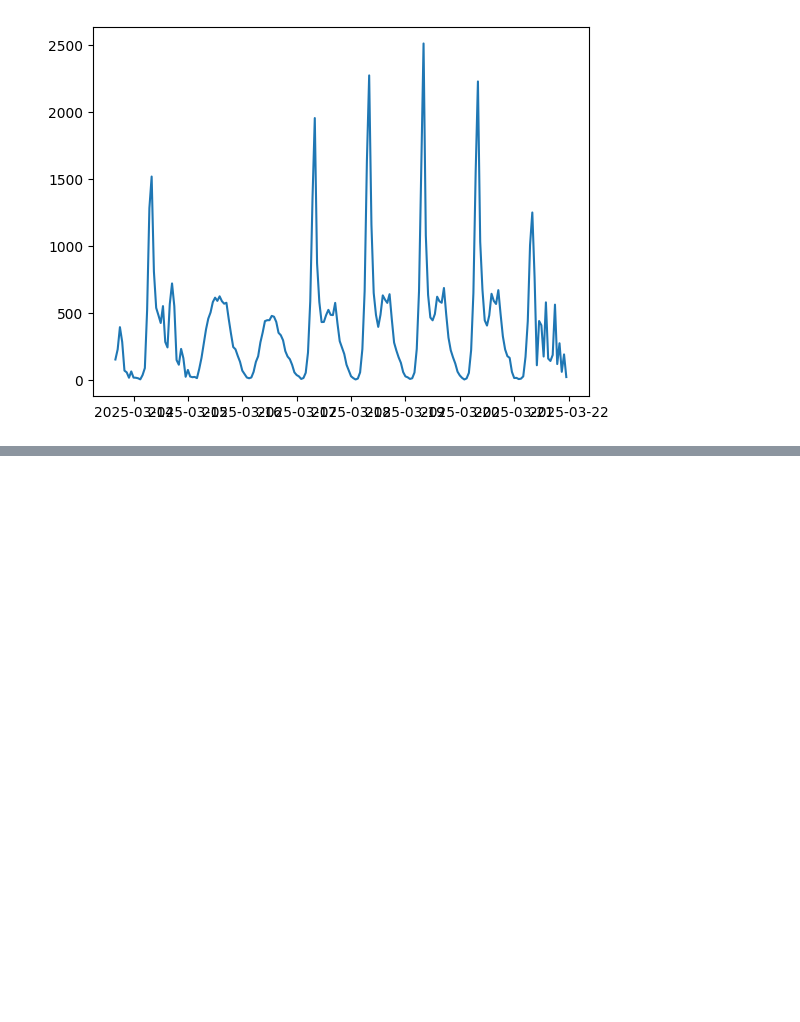
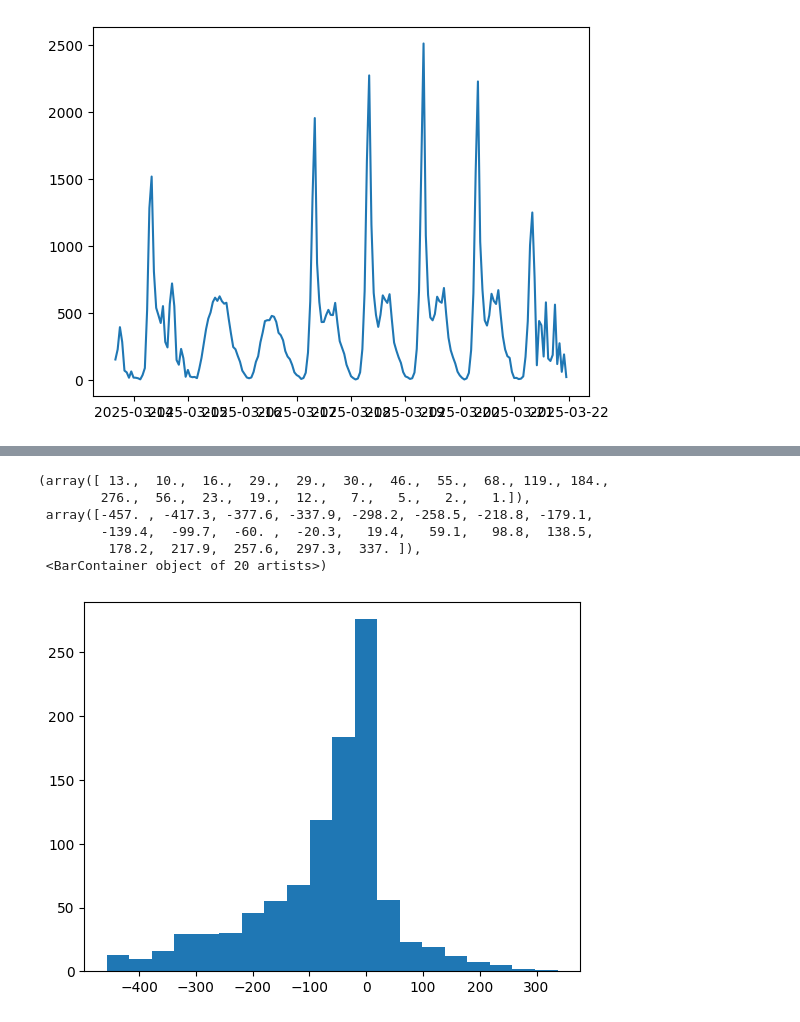
Before and after one commit to MazaArt/cubist-hackathon, a Jupyter notebook: eda/eda.ipynb, the cells around one changed output, grey strips where cells are left out. Cells and saved outputs as stored; diff of their text form; code cells hidden in the pictures; blank space fills up the shorter version.

Commit message:
added data folder and created subway_ridership_diffs

```diff
--- a/eda/eda.ipynb
+++ b/eda/eda.ipynb
@@ -237,3 +238,7 @@ plt.plot(hourly_ridership[hourly_ridership['station_complex_id'] == 1]['datehour
 [figure]
 # %%
 hourly_ridership[['station_complex_id', 'ridership', 'station_complex', 'latitude', 'longitude', 'transit_mode', 'datehour']].to_csv('processed_rideshare.csv', index=False)
+# %%
+subway_rideshare_data = pd.read_csv('processed_rideshare.csv.gz')
+subway_rideshare_data['datehour'] = pd.to_datetime(subway_rideshare_data['datehour'])
+subway_rideshare_data.head()
@@ -239,0 +305,27 @@ hourly_ridership[['station_complex_id', 'ridership', 'station_complex', 'latitud
+# %%
+# take the differential
+merged = pd.merge(
+    congestion_pricing_period,
+    one_year_prior_period,
+    on=["station_complex_id", "month", "day", "hour"],
+    how="inner",  # or "outer" if you need to keep non-matching rows
+    suffixes=("_cur", "_prev")  # rename overlapping columns
+)
+
+merged["ridership_diff"] = merged["ridership_cur"] - merged["ridership_prev"]
+merged[['station_complex', 'latitude', 'longitude', 'transit_mode', 'datehour']] = merged[['station_complex_cur', 'latitude_cur', 'longitude_cur', 'transit_mode_cur', 'datehour_cur']]
+print(merged.head())
+
+# Pick only the columns you need in your final DataFrame
+before_after_data = merged[
+    [
+        "station_complex_id",
+        "station_complex",
+        "latitude",
+        "longitude",
+        "transit_mode",
+        "datehour",
+        "ridership_diff"
+    ]
+]
+before_after_data.head()
@@ -239,0 +356,10 @@ hourly_ridership[['station_complex_id', 'ridership', 'station_complex', 'latitud
+# %%
+plt.hist(before_after_data['ridership_diff'].iloc[-1000:], bins=20)
+# %% [output]
+(array([ 13.,  10.,  16.,  29.,  29.,  30.,  46.,  55.,  68., 119., 184.,
+        276.,  56.,  23.,  19.,  12.,   7.,   5.,   2.,   1.]),
+ array([-457. , -417.3, -377.6, -337.9, -298.2, -258.5, -218.8, -179.1,
+        -139.4,  -99.7,  -60. ,  -20.3,   19.4,   59.1,   98.8,  138.5,
+         178.2,  217.9,  257.6,  297.3,  337. ]),
+ <BarContainer object of 20 artists>)
+[figure, added]
```
Also changed, not shown: parts of 5 cells of this notebook, 5 other files.
